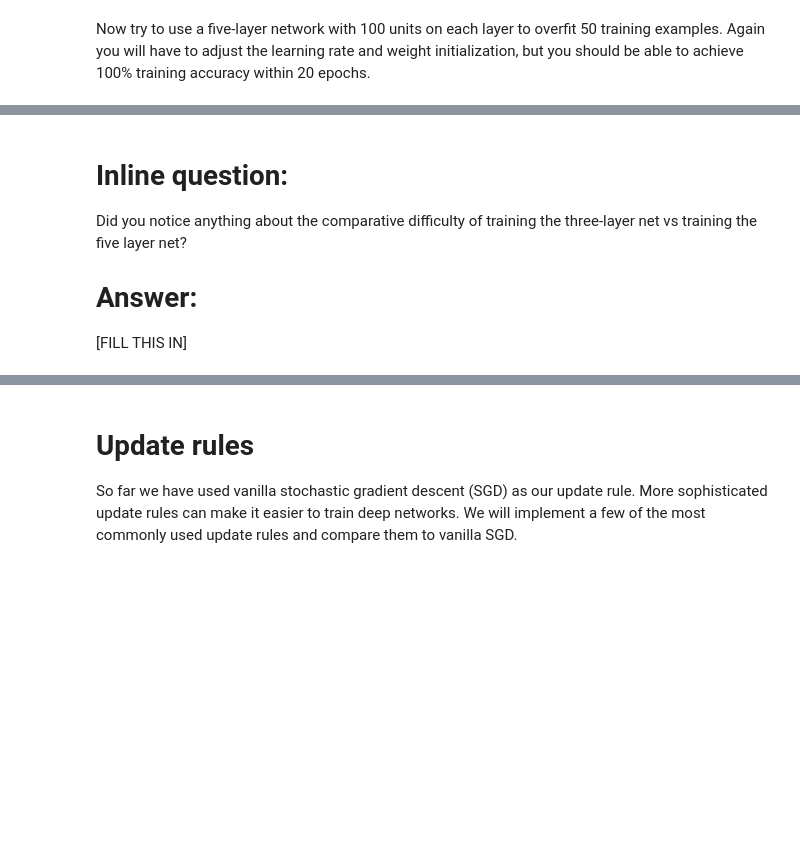
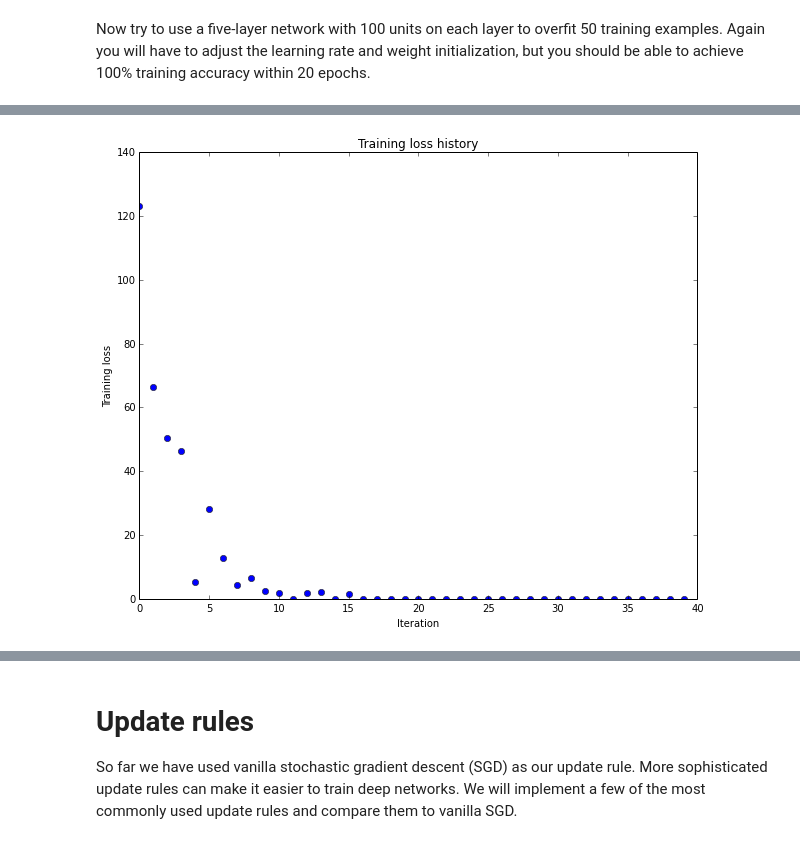
Before and after one commit to bagavi/CS231N, a Jupyter notebook: assignment2/FullyConnectedNets.ipynb, the cells around one changed output, grey strips where cells are left out. Saved outputs shown, nothing was run; the diff lists cells and outputs as text; code cells hidden in the pictures; blank space fills up the shorter version.

```diff
--- a/assignment2/FullyConnectedNets.ipynb
+++ b/assignment2/FullyConnectedNets.ipynb
@@ -401,7 +462,7 @@ small_data = {
 }
 
 learning_rate = 1e-3
-weight_scale = 1e-5
+weight_scale = 1e-1
 model = FullyConnectedNet([100, 100, 100, 100],
                 weight_scale=weight_scale, dtype=np.float64)
 solver = Solver(model, small_data,
@@ -418,3 +479,4 @@ plt.title('Training loss history')
 plt.xlabel('Iteration')
 plt.ylabel('Training loss')
 plt.show()
+# %% [output]
@@ -421,6 +500 @@ plt.show()
+[figure, added]
-# %% [markdown]
-# Inline question:
-Did you notice anything about the comparative difficulty of training the three-layer net vs training the five layer net?
-
-# Answer:
-[FILL THIS IN]
```
Also changed, not shown: parts of 17 cells of this notebook, 3 other files.
